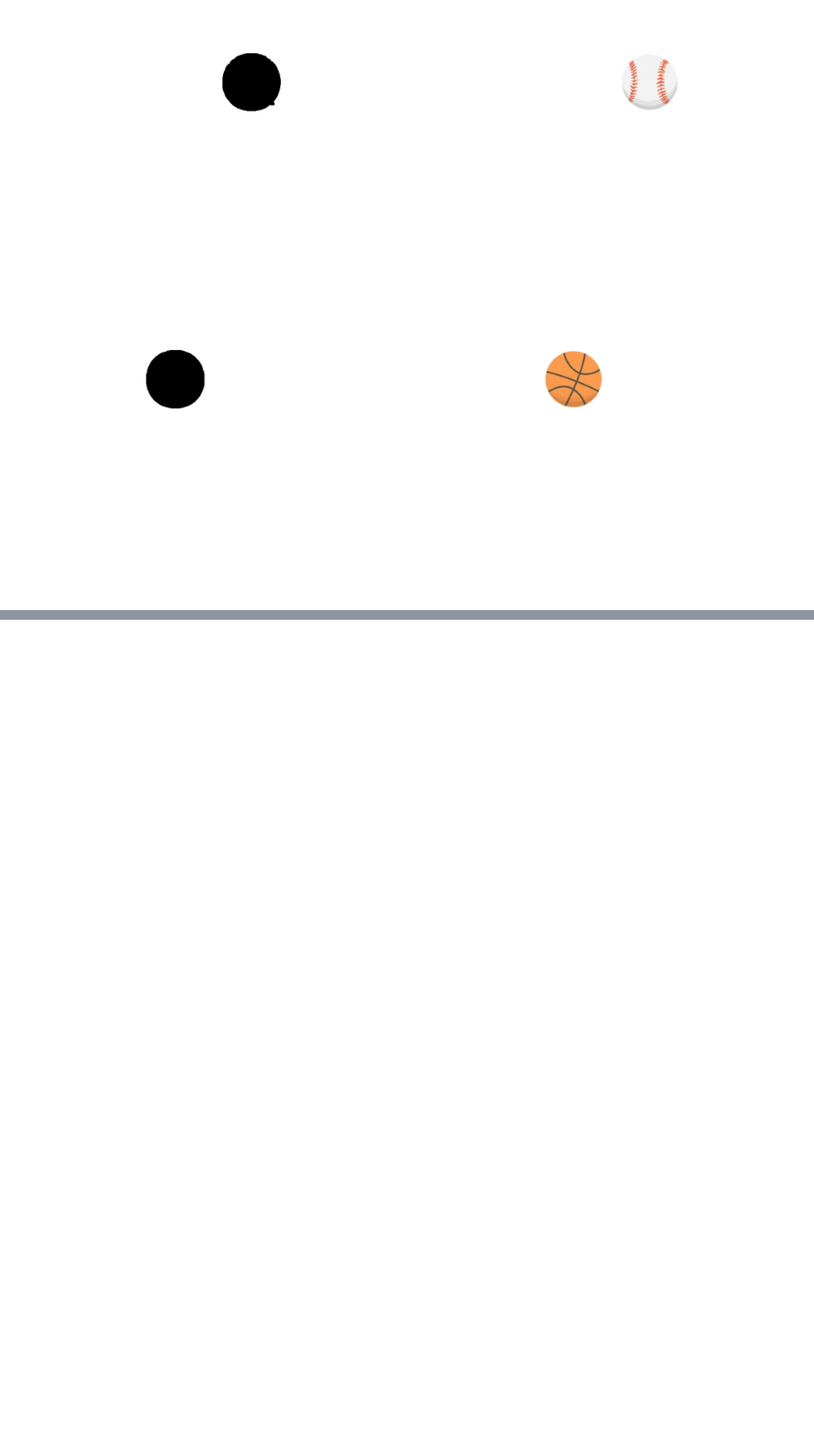
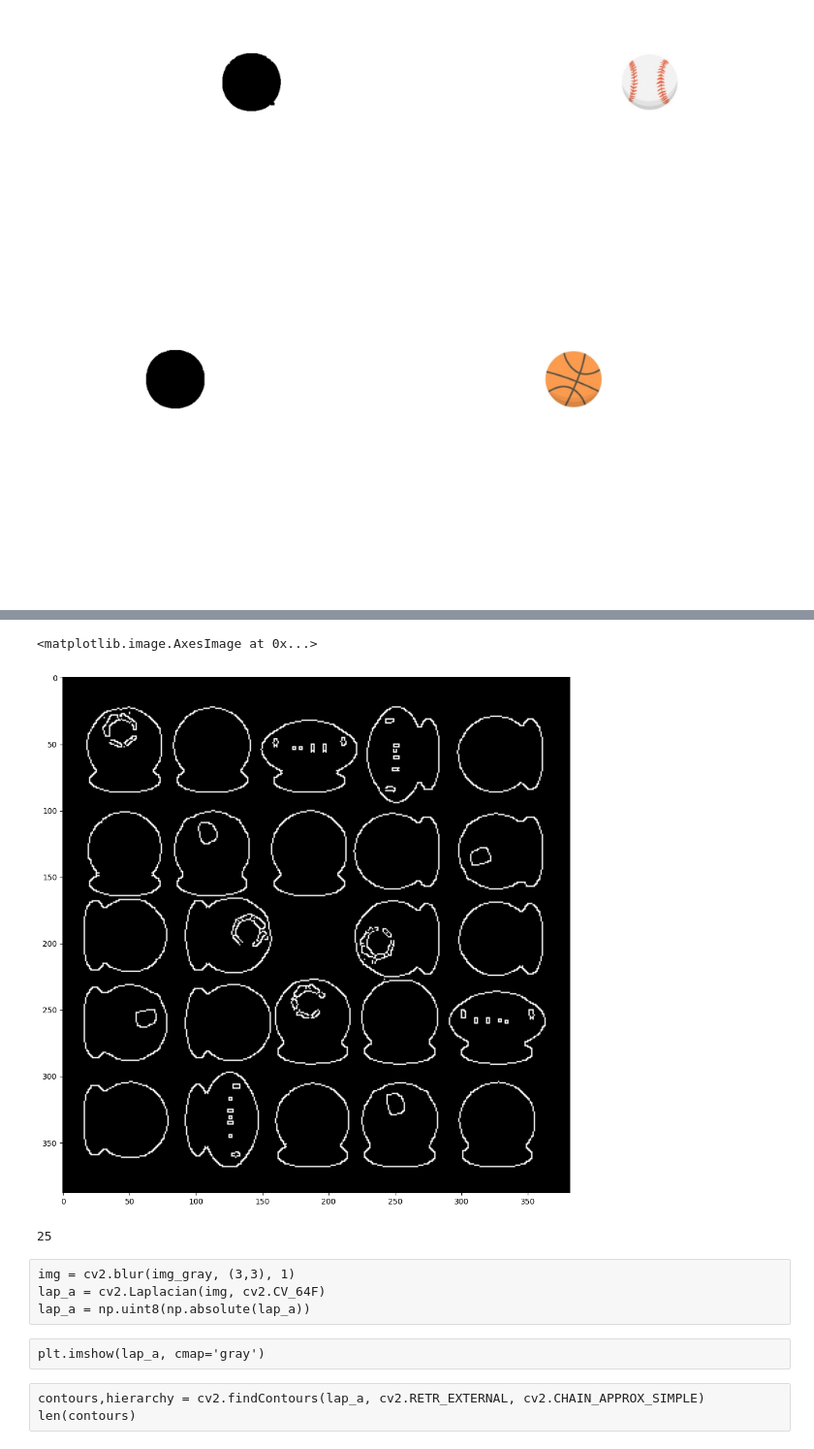
Before and after one commit to pedrodsk/pdi, a Jupyter notebook: notebooks/exercicio_07.ipynb, the cells around one changed output, grey strips where cells are left out. Shown at 97% size. Cells and saved outputs as stored; diff of their text form; code cells hidden in the pictures; blank space fills up the shorter version.

```diff
--- a/notebooks/exercicio_07.ipynb
+++ b/notebooks/exercicio_07.ipynb
@@ -157,0 +207,39 @@ plot_object(11)
+# %%
+plt.figure(figsize=(12,12))
+img = cv2.Canny(img_otsu, 100, 255, apertureSize=7)
+img = cv2.blur(img, (1,1), 0)
+
+
+kernel = cv2.getStructuringElement(cv2.MORPH_RECT,(1,1))
+
+# dilated = cv2.dilate(img, kernel, iterations=1)
+# eroded = cv2.erode(img, kernel, iterations=1)
+# img = dilated - eroded
+#img = cv2.morphologyEx(img, cv2.MORPH_OPEN, kernel)
+
+
+plt.imshow(img, cmap='gray')
+# %% [output]
+<matplotlib.image.AxesImage at 0x...>
+[figure, added]
+# %%
+contours,hierarchy = cv2.findContours(img, cv2.RETR_EXTERNAL, cv2.CHAIN_APPROX_NONE)
+len(contours)
+
+# for cnt in contours:
+
+#     epsilon = 0.01*cv2.arcLength(cnt, True)
+#     approx = cv2.approxPolyDP(cnt,epsilon,True)
+
+#     cv2.drawContours(bordas2, [approx], -1, (0,255,0), 1)
+# %% [output]
+25
+# %% [raw]
+img = cv2.blur(img_gray, (3,3), 1)
+lap_a = cv2.Laplacian(img, cv2.CV_64F)
+lap_a = np.uint8(np.absolute(lap_a))
+# %% [raw]
+plt.imshow(lap_a, cmap='gray')
+# %% [raw]
+contours,hierarchy = cv2.findContours(lap_a, cv2.RETR_EXTERNAL, cv2.CHAIN_APPROX_SIMPLE)
+len(contours)
```
Also changed, not shown: parts of 16 cells of this notebook.
